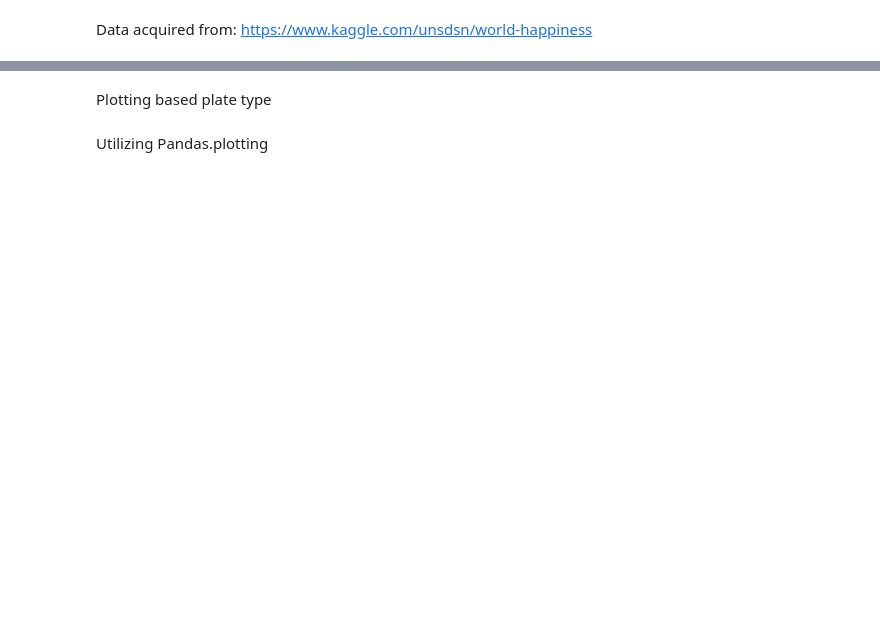
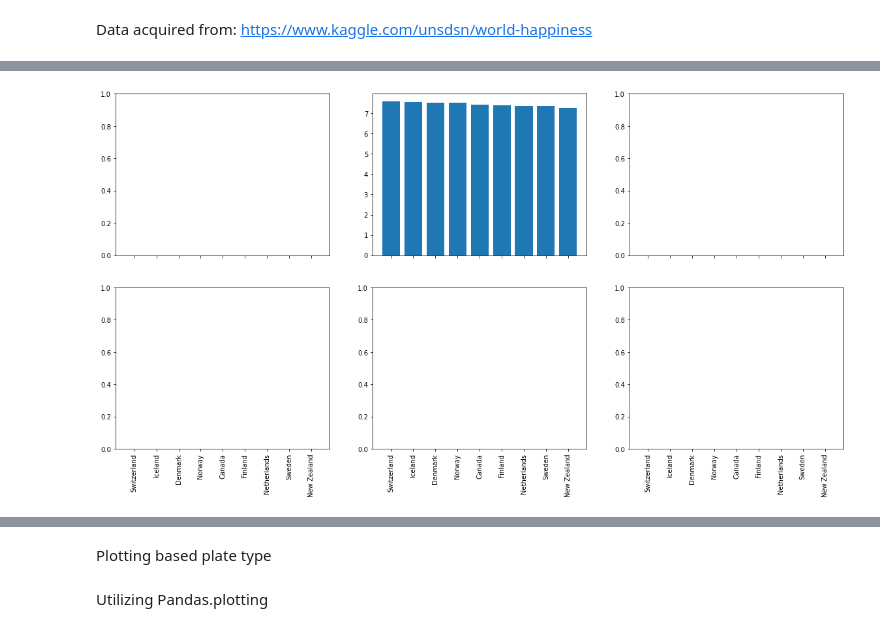
Before and after one commit to teddywaweru/DataGlacier, a Jupyter notebook: Article_Writing/visualization.ipynb, the cells around one changed output, grey strips where cells are left out. Drawn from its saved outputs; the diff is of its cells as text; code cells hidden in the pictures; blank space fills up the shorter version.

```diff
--- a/Article_Writing/visualization.ipynb
+++ b/Article_Writing/visualization.ipynb
@@ -23,0 +125,10 @@ whr19_df = pd.read_csv('datasets/WorldHappinessReport/2019.csv')
+# %%
+fig, axes = mp.subplots(2,3,figsize = (20,10), sharex = True) #share the x-axis
+axes[0,1].bar(x = whr15_df[whr15_df['Happiness Rank'] < 10]['Country'], #plot on axis(0,1)
+        height = whr15_df[whr15_df['Happiness Rank'] < 10]['Happiness Score'])
+
+for ax in axes.flat: #iterate through each of the axes
+        ax.tick_params(axis = 'x',rotation = 90)
+# fig.show()
+# %% [output]
+[figure, added]
```
Also changed, not shown: parts of 34 cells of this notebook, 4 other files.
